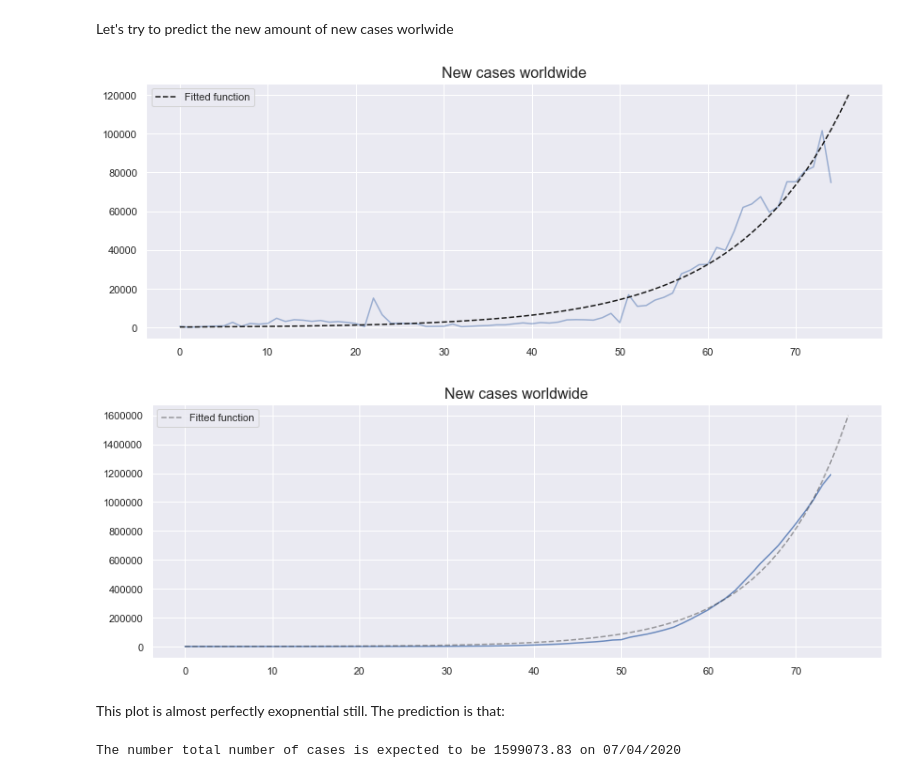
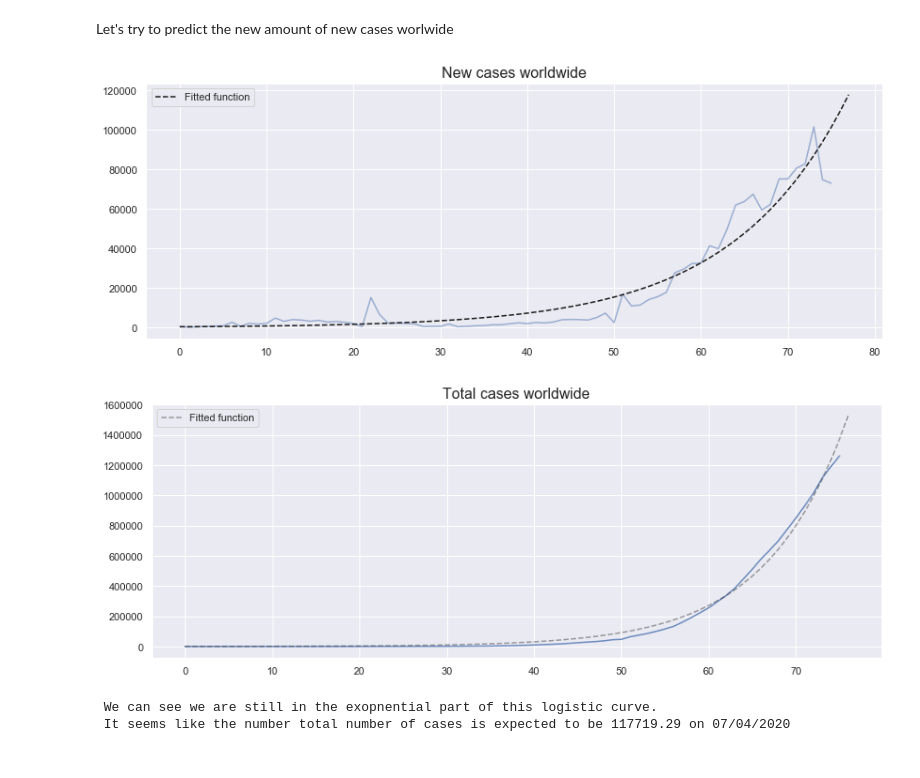
Before and after one commit to cuspime/Projects, a Jupyter notebook: COVID-19.ipynb, the cells around one changed output. Cells and saved outputs as stored; diff of their text form; code cells hidden in the pictures.

Commit message:
Nothing added, just updated plot

```diff
--- a/COVID-19.ipynb
+++ b/COVID-19.ipynb
@@ -419,6 +419,13 @@ dates_predict = pd.to_datetime(dates.tolist() + future.tolist());
 # %%
 from scipy.optimize import curve_fit
 plt.figure(figsize=(14,5))
+
+prev = 0
+newcases=[]
+for i in df.sum()[3:].tolist():
+    newcases.append(i-prev)
+    prev=i
+
 
 x_data, y_data = np.arange(len(np.array(dates.values))), np.array(newcases)
 plt.plot(x_data, y_data, color='b', alpha=.5)
@@ -429,7 +436,7 @@ def test_func(x, a, b):
 
 
 
-params, params_covariance = curve_fit(test_func, x_data, y_data, p0=[0,0.001])
+params, params_covariance = curve_fit(test_func, x_data, y_data, p0=[0,0.01])
 plt.title('New cases worldwide', size=16)
 # plt.ylim(ymin=-1000, ymax=1.15*np.max(newcases))
 x_pred = np.arange(len(np.array(dates.values))+2)
@@ -438,38 +445,37 @@ plt.plot(x_pred, test_func(x_pred, params[0], params[1]), label='Fitted function
 # plt.yscale('log')
 plt.legend();
 # %% [output]
-[figure, old version]
+[figure, new version]
 # %%
 plt.figure(figsize=(14,5))
 
 x_data, y_data = np.arange(len(np.array(dates.values))), np.array(outchina.sum()[3:].values).astype(float)
 plt.plot(x_data, y_data, color='b', alpha=.8)
 
 def test_func(x, a, b):
 #     return x*np.exp(a*(1. - x/b)) # Ricker's model
     return a * np.exp(b * x) # Simple exponential
 
 
 
 params, params_covariance = curve_fit(test_func, x_data, y_data, p0=[0,0])
-plt.title('New cases worldwide', size=16)
+plt.title('Total cases worldwide', size=16)
 # plt.ylim(ymin=-1000, ymax=1.15*np.max(newcases))
-ndaysahead = 2
+ndaysahead = 1
 x_pred = np.arange(len(np.array(dates.values)) + ndaysahead )
 plt.plot(x_pred, test_func(x_pred, params[0], params[1]), label='Fitted function', color='k', linestyle='--', alpha=.4);
 
 # plt.yscale('log')
 plt.legend();
 # %% [output]
-[figure, old version]
+[figure, new version]
-# %% [markdown]
-This plot is almost perfectly exopnential still. The prediction is that:
 # %%
 import time
 
 date_ahead = dates[-1] + timedelta(days=ndaysahead)  # To add one day to all entries in 'dates'
 totcasesww = test_func(x_pred[-1], params[0], params[1])
 
-print('The number total number of cases is expected to be {:.2f} on {}'.format(totcasesww, date_ahead.strftime('%d/%m/%Y') ) ) # Iso Format
+print('\n We can see we are still in the exopnential part of this logistic curve. \n It seems like the number total number of cases is expected to be {:.2f} on {}'.format(totcasesww, date_ahead.strftime('%d/%m/%Y') ) ) # Iso Format
 # %% [output]
-The number total number of cases is expected to be 1599073.83 on 07/04/2020
+ We can see we are still in the exopnential part of this logistic curve.
+ It seems like the number total number of cases is expected to be 117719.29 on 07/04/2020
```
Also changed, not shown: parts of 7 cells of this notebook.
